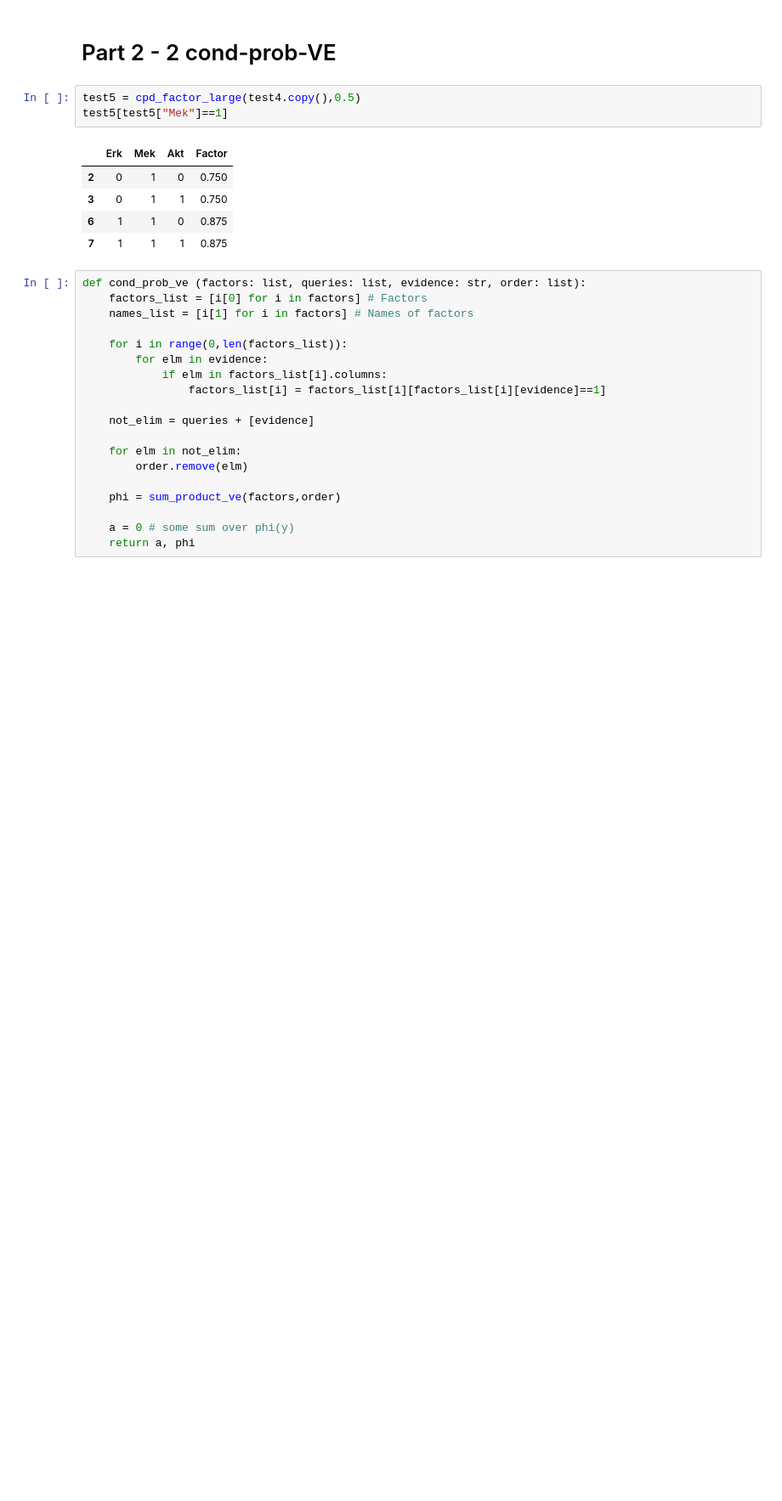
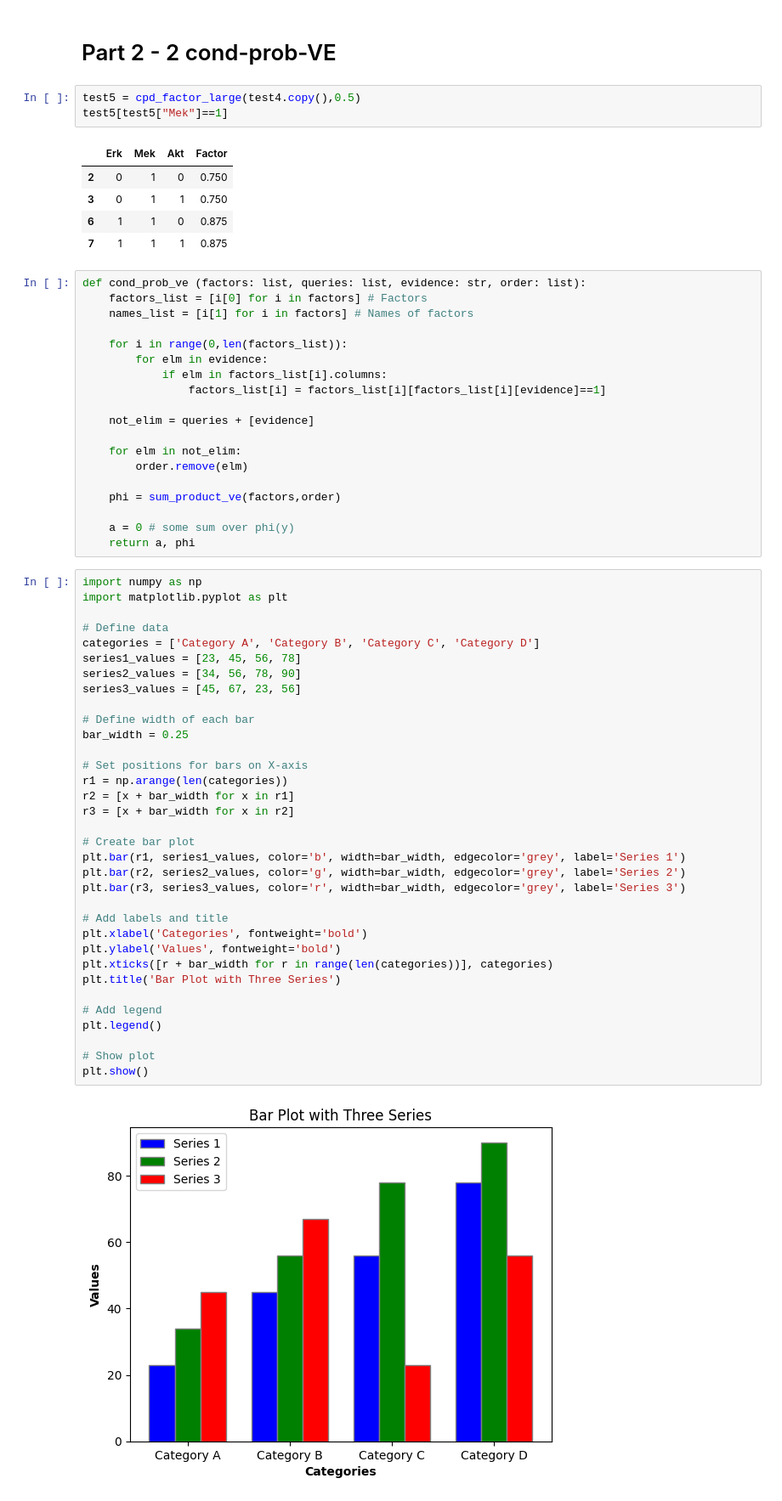
Before and after one commit to AblaZe42/MODCOM_PROJECT, a Jupyter notebook: tove.ipynb, the cells around one changed output. Shown at 85% size. Drawn from its saved outputs; the diff is of its cells as text; blank space fills up the shorter version.

```diff
--- a/tove.ipynb
+++ b/tove.ipynb
@@ -462,3 +462,39 @@ def cond_prob_ve (factors: list, queries: list, evidence: str, order: list):
 
     a = 0 # some sum over phi(y)
     return a, phi
+# %%
+import numpy as np
+import matplotlib.pyplot as plt
+
+# Define data
+categories = ['Category A', 'Category B', 'Category C', 'Category D']
+series1_values = [23, 45, 56, 78]
+series2_values = [34, 56, 78, 90]
+series3_values = [45, 67, 23, 56]
+
+# Define width of each bar
+bar_width = 0.25
+
+# Set positions for bars on X-axis
+r1 = np.arange(len(categories))
+r2 = [x + bar_width for x in r1]
+r3 = [x + bar_width for x in r2]
+
+# Create bar plot
+plt.bar(r1, series1_values, color='b', width=bar_width, edgecolor='grey', label='Series 1')
+plt.bar(r2, series2_values, color='g', width=bar_width, edgecolor='grey', label='Series 2')
+plt.bar(r3, series3_values, color='r', width=bar_width, edgecolor='grey', label='Series 3')
+
+# Add labels and title
+plt.xlabel('Categories', fontweight='bold')
+plt.ylabel('Values', fontweight='bold')
+plt.xticks([r + bar_width for r in range(len(categories))], categories)
+plt.title('Bar Plot with Three Series')
+
+# Add legend
+plt.legend()
+
+# Show plot
+plt.show()
+# %% [output]
+[figure, added]
```
Also changed, not shown: 3 other files.
